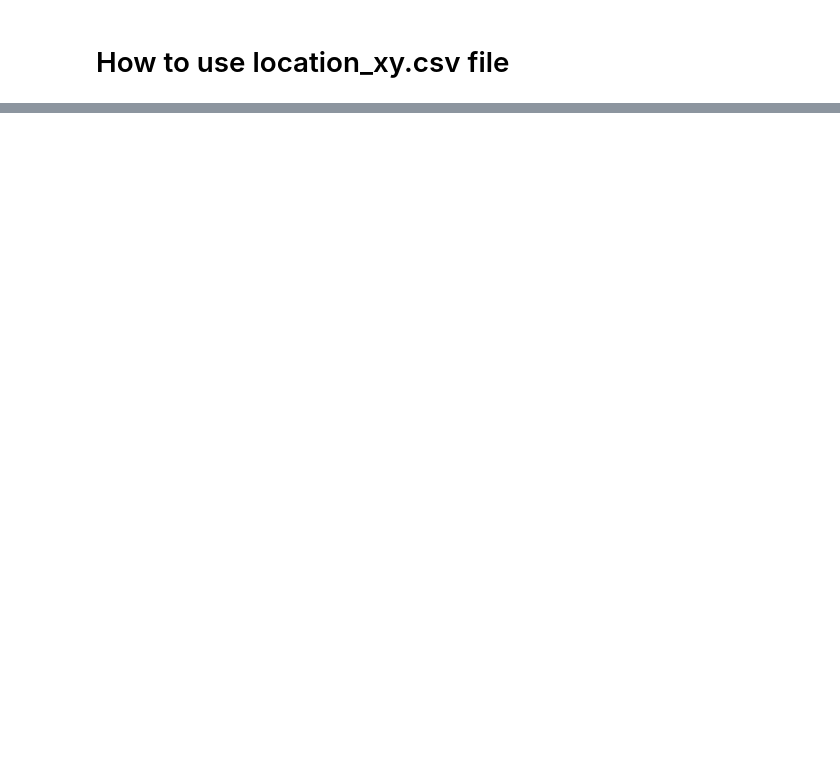
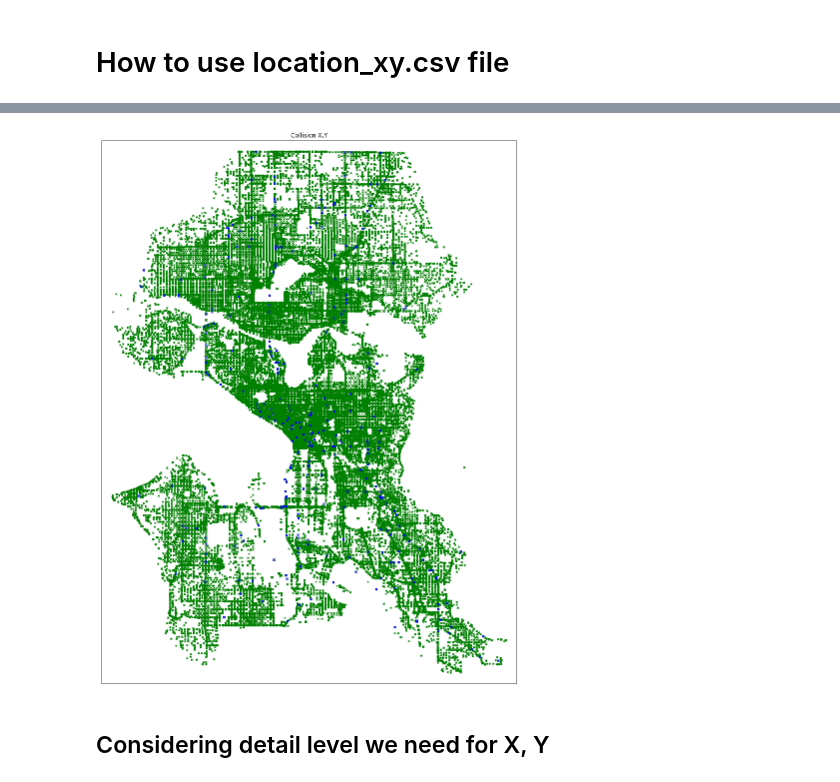
Before and after one commit to DataCircles/traffic_collisions_viz_team, a Jupyter notebook: notebooks/JS_EDA__X_Y_LOCATION.ipynb, the cells around one changed output, grey strips where cells are left out. Saved outputs shown, nothing was run; the diff lists cells and outputs as text; code cells hidden in the pictures; blank space fills up the shorter version.

```diff
--- a/notebooks/JS_EDA__X_Y_LOCATION.ipynb
+++ b/notebooks/JS_EDA__X_Y_LOCATION.ipynb
@@ -530,2 +413,0 @@ np.round(3.644888888888889,5)
-# %%
-df['X'] = df['X'].apply(lambda x: np.round(x,5))
@@ -541,2 +413,0 @@ Name: X, dtype: float64
-# %%
-df['Y'] = df['Y'].apply(lambda x: np.round(x,5))
@@ -648,0 +569,6 @@ Name: fe_exists, dtype: int64
+# %%
+draw_map(df_new,'FATALITIES')
+# %% [output]
+[figure, added]
+# %% [markdown]
+## Considering detail level we need for X, Y
```
Also changed, not shown: parts of 37 cells of this notebook.
